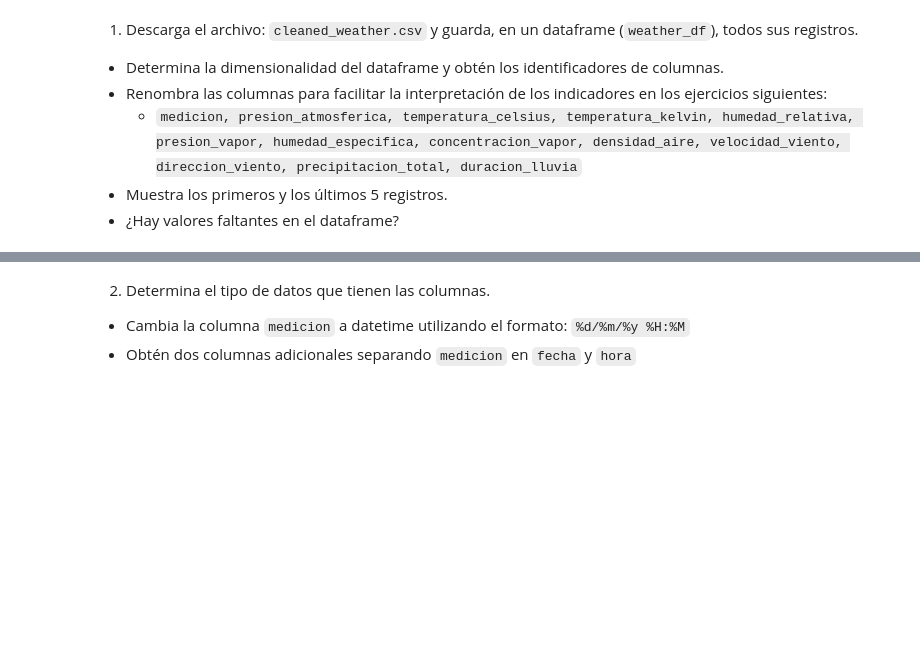
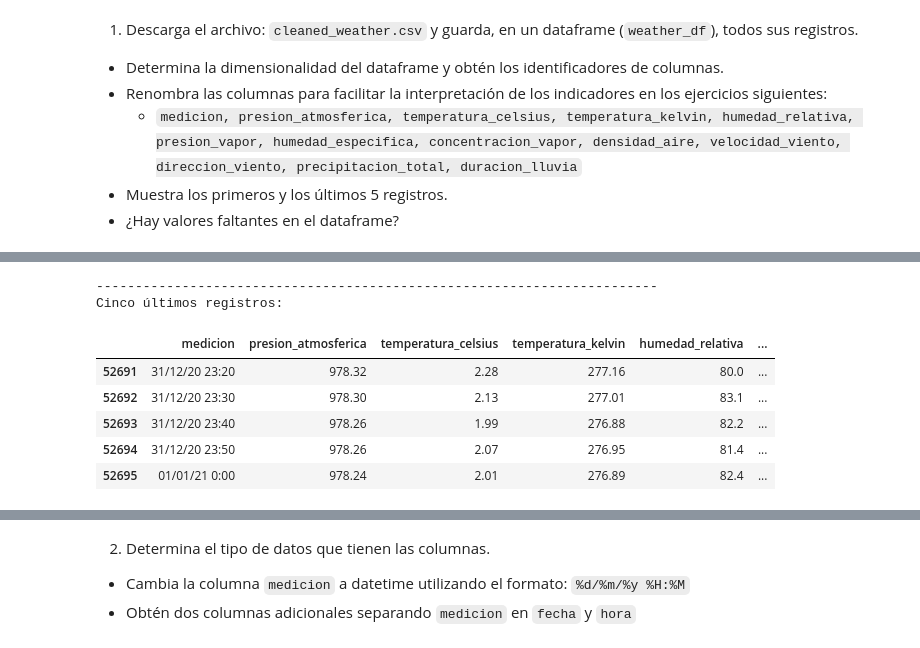
Before and after one commit to ELVANRODRIGUEZ/TEC-CienciaAnaliticaDatos-Actividad02, a Jupyter notebook: Actividad2AnalisisPandas.ipynb, the cells around one changed output, grey strips where cells are left out. Drawn from its saved outputs; the diff is of its cells as text; code cells hidden in the pictures; blank space fills up the shorter version.

```diff
--- a/Actividad2AnalisisPandas.ipynb
+++ b/Actividad2AnalisisPandas.ipynb
@@ -47,0 +132,14 @@ Los datos meteorológicos fueron registrados cada 10 minutos e incluyen los sigu
+# %%
+print("\n------------------------------------------------------------------------")
+
+print("Cinco últimos registros:\n")
+df.tail(5)
+# %% [output]
+------------------------------------------------------------------------
+Cinco últimos registros:
+|  | medicion | presion_atmosferica | temperatura_celsius | temperatura_kelvin | humedad_relativa | ... |
+| 52691 | 31/12/20 23:20 | 978.32 | 2.28 | 277.16 | 80.0 | ... |
+| 52692 | 31/12/20 23:30 | 978.30 | 2.13 | 277.01 | 83.1 | ... |
+| 52693 | 31/12/20 23:40 | 978.26 | 1.99 | 276.88 | 82.2 | ... |
+| 52694 | 31/12/20 23:50 | 978.26 | 2.07 | 276.95 | 81.4 | ... |
+| 52695 | 01/01/21 0:00 | 978.24 | 2.01 | 276.89 | 82.4 | ... |
```
Also changed, not shown: parts of 15 cells of this notebook, 1 other file.
